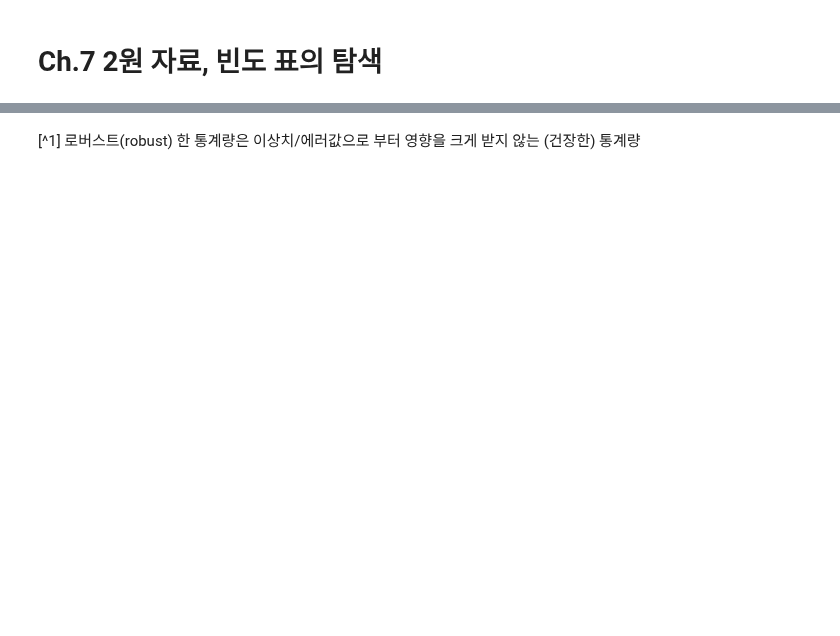
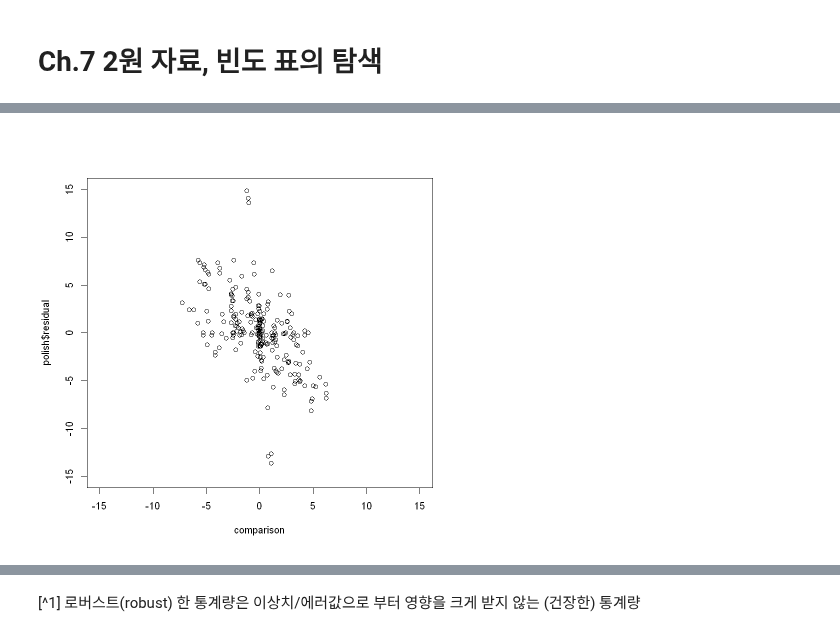
Before and after one commit to stahangryum/Woo, a Jupyter notebook: _notebooks/2022-04-12-eda_highlight.ipynb, the cells around one changed output, grey strips where cells are left out. Saved outputs shown, nothing was run; the diff lists cells and outputs as text; code cells hidden in the pictures; blank space fills up the shorter version.

```diff
--- a/_notebooks/2022-04-12-eda_highlight.ipynb
+++ b/_notebooks/2022-04-12-eda_highlight.ipynb
@@ -489,0 +508,3 @@ qqplot(x, y, xlim = c(0,100), type = 'l')
+# %%
+world_temp <- read.table('dataset/EDA/WorldTemperature_Mean.txt', header = TRUE)
+world_temp
@@ -489,0 +531,3 @@ qqplot(x, y, xlim = c(0,100), type = 'l')
+# %%
+polish <- medpolish(world_temp)
+polish
@@ -489,0 +557,4 @@ qqplot(x, y, xlim = c(0,100), type = 'l')
+# %%
+# (행효과 X 열효과) / 공통값
+comparison <- (matrix(polish$row, ncol = 1) %*% matrix(polish$col, nrow = 1))/polish$overall
+comparison
@@ -489,0 +579,4 @@ qqplot(x, y, xlim = c(0,100), type = 'l')
+# %%
+plot(polish$residual ~ comparison, xlim = c(-15, 15), ylim = c(-15, 15))
+# %% [output]
+[figure, added]
```
Also changed, not shown: parts of 95 cells of this notebook, 2 other files.
